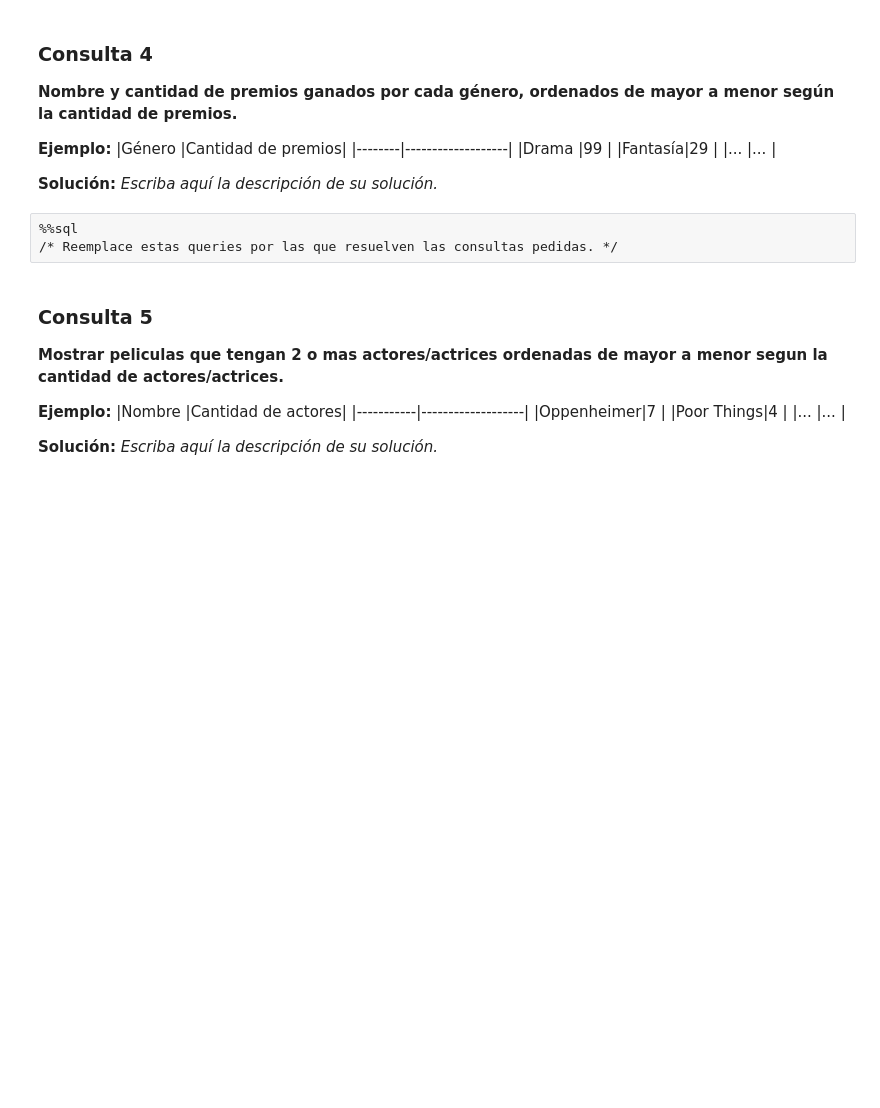
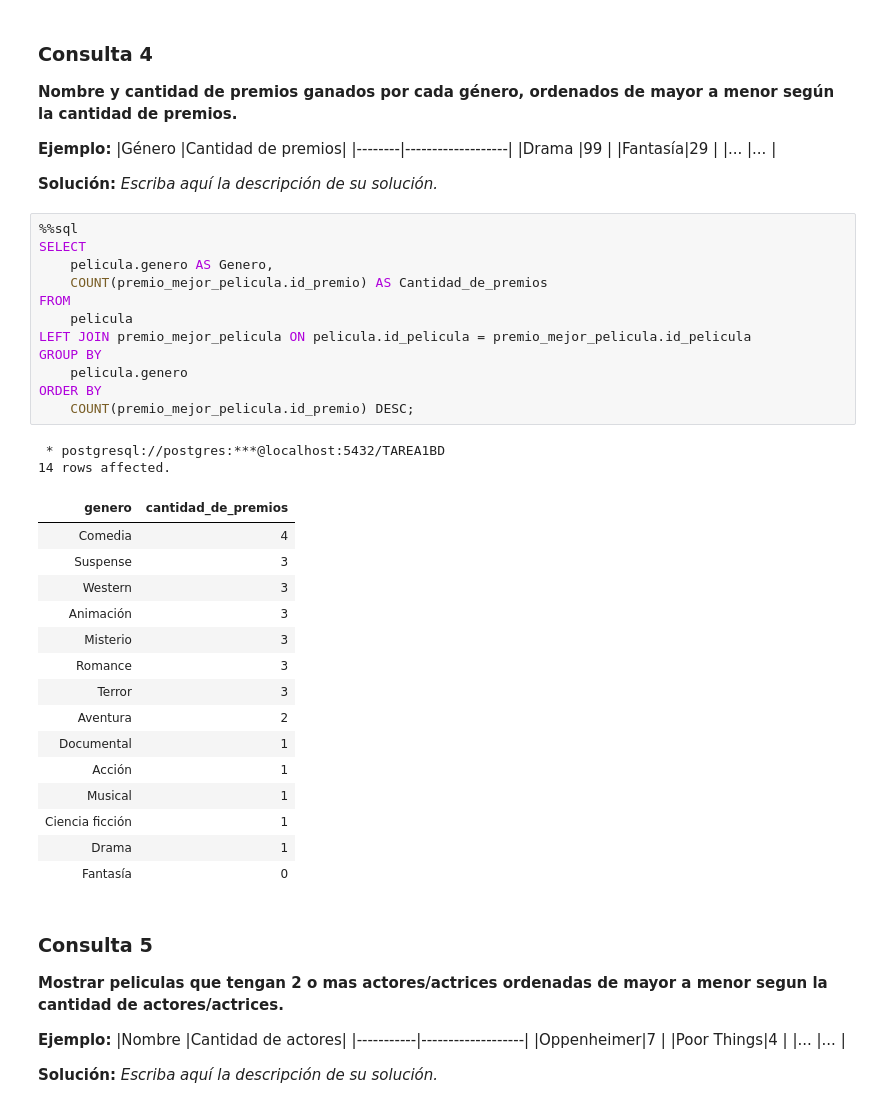
Before and after one commit to Luxar3-cmd/Tarea1_BD, a Jupyter notebook: Tarea_1.ipynb, the cells around one changed output. Saved outputs shown, nothing was run; the diff lists cells and outputs as text; blank space fills up the shorter version.

Commit message:
Consulta 2 y 4 listas

```diff
--- a/Tarea_1.ipynb
+++ b/Tarea_1.ipynb
@@ -389,9 +399,36 @@ UsageError: Cell magic `%%sql` not found.
 
 
 **Solución:** _Escriba aquí la descripción de su solución._
-# %%
-%%sql
-/* Reemplace estas queries por las que resuelven las consultas pedidas. */
+# %%
+%%sql
+SELECT
+    pelicula.genero AS Genero,
+    COUNT(premio_mejor_pelicula.id_premio) AS Cantidad_de_premios
+FROM
+    pelicula
+LEFT JOIN premio_mejor_pelicula ON pelicula.id_pelicula = premio_mejor_pelicula.id_pelicula
+GROUP BY
+    pelicula.genero
+ORDER BY
+    COUNT(premio_mejor_pelicula.id_premio) DESC;
+# %% [output]
+ * postgresql://postgres:***@localhost:5432/TAREA1BD
+14 rows affected.
+| genero | cantidad_de_premios |
+| Comedia | 4 |
+| Suspense | 3 |
+| Western | 3 |
+| Animación | 3 |
+| Misterio | 3 |
+| Romance | 3 |
+| Terror | 3 |
+| Aventura | 2 |
+| Documental | 1 |
+| Acción | 1 |
+| Musical | 1 |
+| Ciencia ficción | 1 |
+| Drama | 1 |
+| Fantasía | 0 |
 # %% [markdown]
 ### Consulta 5
 **Mostrar peliculas que tengan 2 o mas actores/actrices ordenadas de mayor a menor segun la cantidad de actores/actrices.**
```
Also changed, not shown: parts of 5 cells of this notebook.
